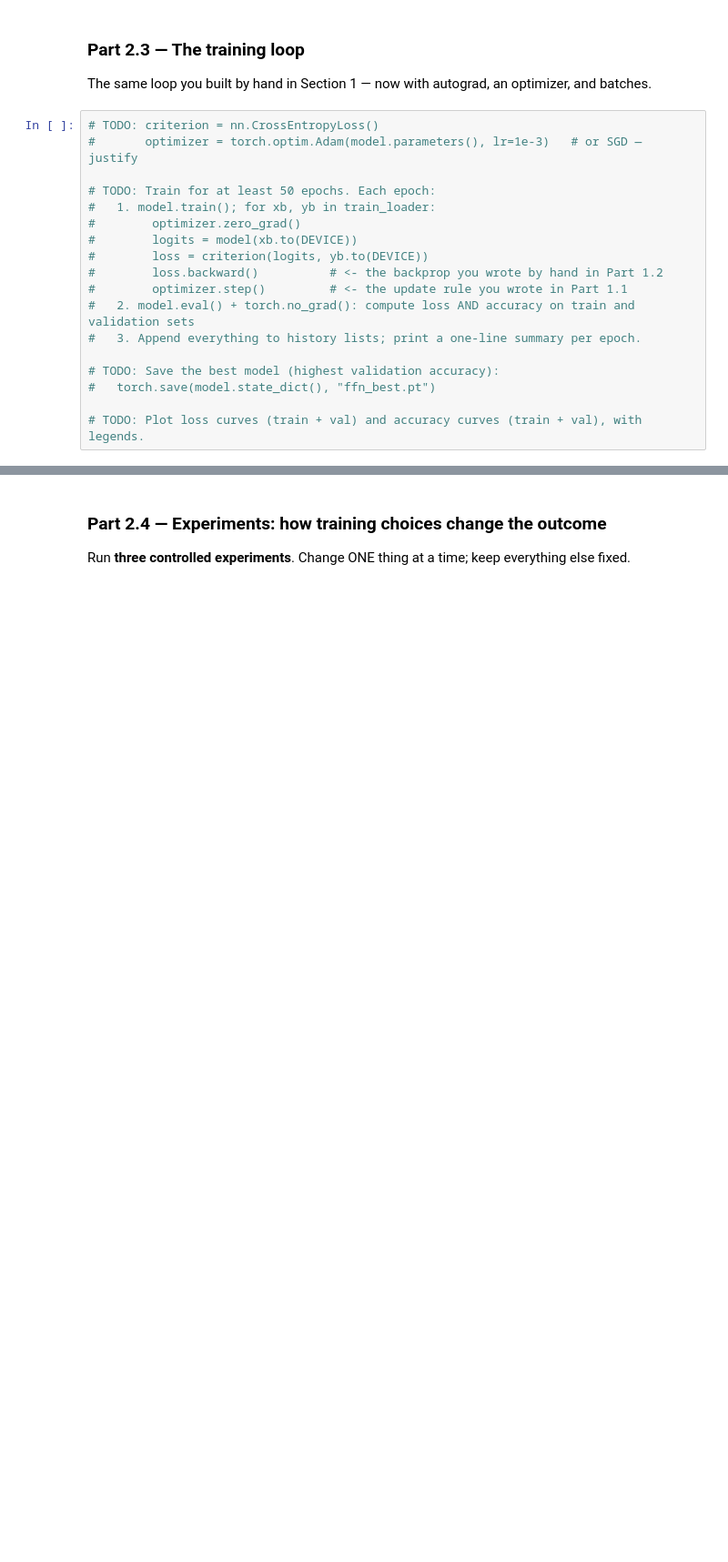
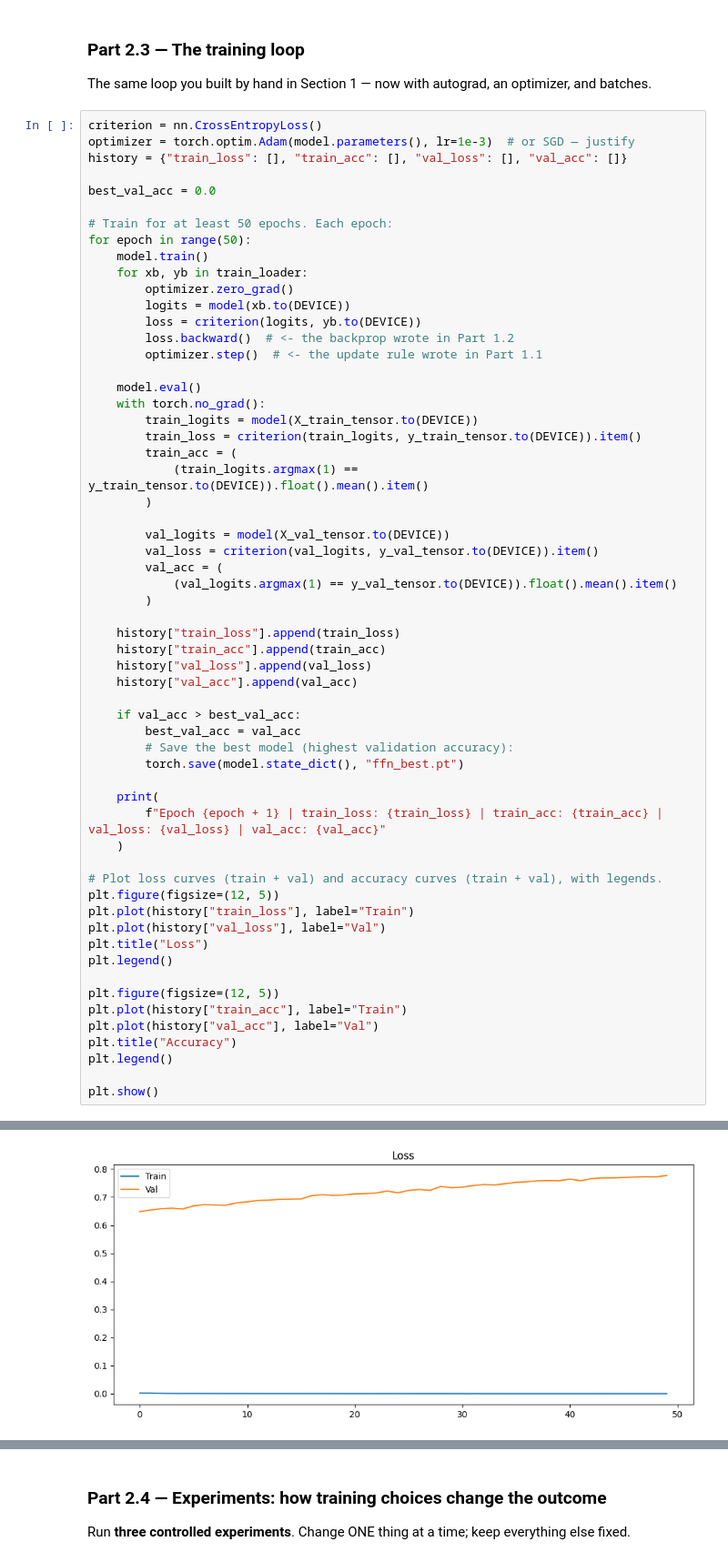
Before and after one commit to jupiterbouncer/Subair_Oluwademilade_Lab3, a Jupyter notebook: Lab_3.ipynb, the cells around one changed output, grey strips where cells are left out. Shown at 91% size. Cells and saved outputs as stored; diff of their text form; blank space fills up the shorter version.

Commit message:
part 2.1 to 2.3, forgot to commit part by part since  sections were adapted from Lab 2 & DL lab

```diff
--- a/Lab_3.ipynb
+++ b/Lab_3.ipynb
@@ -401,20 +487,62 @@ _3. What would the network compute if you removed the ReLUs? (You proved this in
 
 The same loop you built by hand in Section 1 — now with autograd, an optimizer, and batches.
 # %%
-# TODO: criterion = nn.CrossEntropyLoss()
-#       optimizer = torch.optim.Adam(model.parameters(), lr=1e-3)   # or SGD — justify
+criterion = nn.CrossEntropyLoss()
+optimizer = torch.optim.Adam(model.parameters(), lr=1e-3)  # or SGD — justify
+history = {"train_loss": [], "train_acc": [], "val_loss": [], "val_acc": []}
 
-# TODO: Train for at least 50 epochs. Each epoch:
-#   1. model.train(); for xb, yb in train_loader:
-#        optimizer.zero_grad()
-#        logits = model(xb.to(DEVICE))
-#        loss = criterion(logits, yb.to(DEVICE))
-#        loss.backward()          # <- the backprop you wrote by hand in Part 1.2
-#        optimizer.step()         # <- the update rule you wrote in Part 1.1
-#   2. model.eval() + torch.no_grad(): compute loss AND accuracy on train and validation sets
-#   3. Append everything to history lists; print a one-line summary per epoch.
+best_val_acc = 0.0
 
-# TODO: Save the best model (highest validation accuracy):
-#   torch.save(model.state_dict(), "ffn_best.pt")
+# Train for at least 50 epochs. Each epoch:
+for epoch in range(50):
+    model.train()
+    for xb, yb in train_loader:
+        optimizer.zero_grad()
+        logits = model(xb.to(DEVICE))
+        loss = criterion(logits, yb.to(DEVICE))
+        loss.backward()  # <- the backprop wrote in Part 1.2
+        optimizer.step()  # <- the update rule wrote in Part 1.1
 
-# TODO: Plot loss curves (train + val) and accuracy curves (train + val), with legends.
+    model.eval()
+    with torch.no_grad():
+        train_logits = model(X_train_tensor.to(DEVICE))
+        train_loss = criterion(train_logits, y_train_tensor.to(DEVICE)).item()
+        train_acc = (
+            (train_logits.argmax(1) == y_train_tensor.to(DEVICE)).float().mean().item()
+        )
+
+        val_logits = model(X_val_tensor.to(DEVICE))
+        val_loss = criterion(val_logits, y_val_tensor.to(DEVICE)).item()
+        val_acc = (
+            (val_logits.argmax(1) == y_val_tensor.to(DEVICE)).float().mean().item()
+        )
+
+    history["train_loss"].append(train_loss)
+    history["train_acc"].append(train_acc)
+    history["val_loss"].append(val_loss)
+    history["val_acc"].append(val_acc)
+
+    if val_acc > best_val_acc:
+        best_val_acc = val_acc
+        # Save the best model (highest validation accuracy):
+        torch.save(model.state_dict(), "ffn_best.pt")
+
+    print(
+        f"Epoch {epoch + 1} | train_loss: {train_loss} | train_acc: {train_acc} | val_loss: {val_loss} | val_acc: {val_acc}"
+    )
+
+# Plot loss curves (train + val) and accuracy curves (train + val), with legends.
+plt.figure(figsize=(12, 5))
+plt.plot(history["train_loss"], label="Train")
+plt.plot(history["val_loss"], label="Val")
+plt.title("Loss")
+plt.legend()
+
+plt.figure(figsize=(12, 5))
+plt.plot(history["train_acc"], label="Train")
+plt.plot(history["val_acc"], label="Val")
+plt.title("Accuracy")
+plt.legend()
+
+plt.show()
+# %% [output]
@@ -420,0 +566 @@ The same loop you built by hand in Section 1 — now with autograd, an optimizer
+[figure, added]
```
Also changed, not shown: parts of 10 cells of this notebook.
